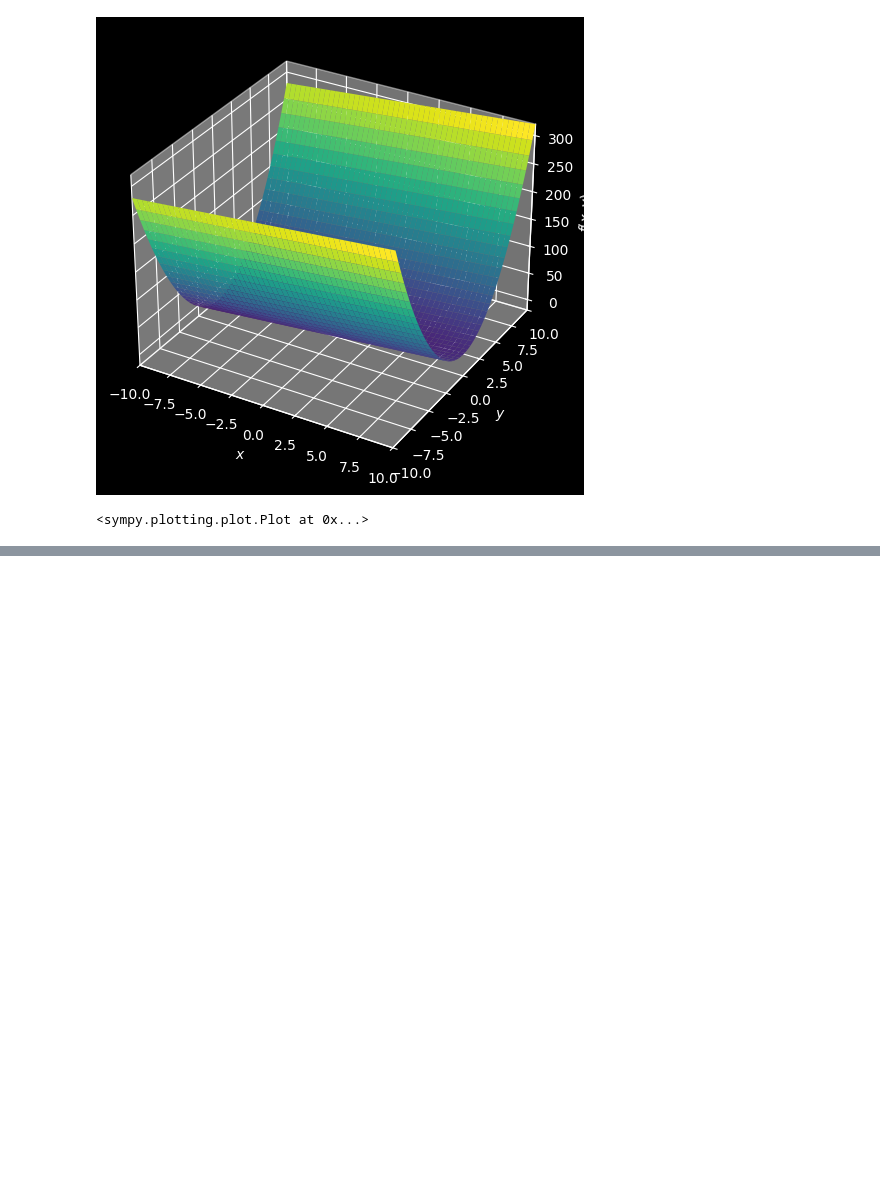
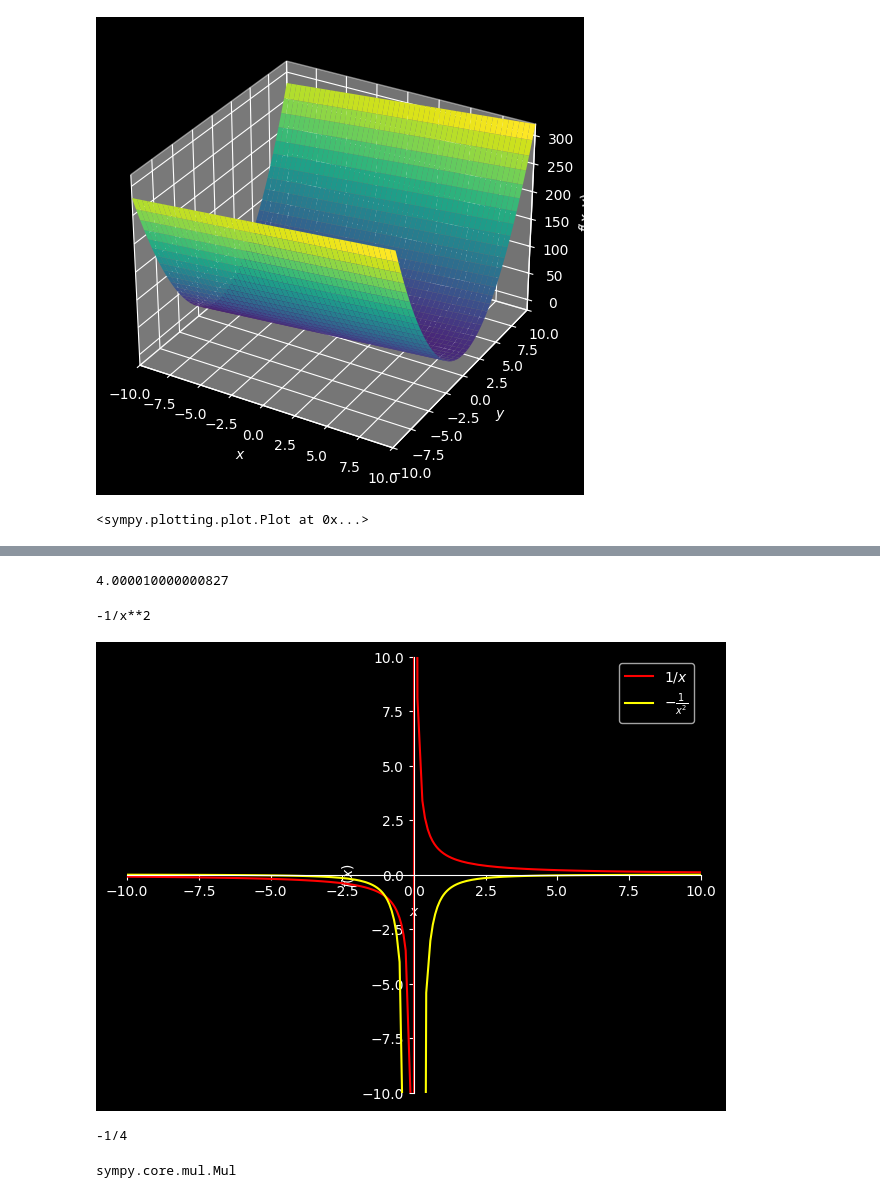
Before and after one commit to francoisbonnard/Math, a Jupyter notebook: datascience/sympyTest.ipynb, the cells around one changed output, grey strips where cells are left out. Saved outputs shown, nothing was run; the diff lists cells and outputs as text; code cells hidden in the pictures; blank space fills up the shorter version.

```diff
--- a/datascience/sympyTest.ipynb
+++ b/datascience/sympyTest.ipynb
@@ -38,0 +158,30 @@ plot3d(g)
+# %%
+slope_at_2 = derivative_x(my_function, 2, .00001)
+print(slope_at_2)
+# %% [output]
+4.000010000000827
+# %%
+x =symbols("x")
+f=1/x
+dx_f=diff(f)
+print(dx_f)
+p=plot(f,dx_f,show=False)
+p.ylim = (-10, 10)  # Limite verticale
+p.xlim = (-10, 10)
+p[0].line_color = 'red'
+p[1].line_color = 'yellow'
+# p[0].label = '1/x'
+p.legend = True
+p.show()
+# %% [output]
+-1/x**2
+[figure, added]
+# %%
+# Calculate the slope at x = 2
+print(dx_f.subs(x,2)) # prints 4
+# %% [output]
+-1/4
+# %%
+type(dx_f)
+# %% [output]
+sympy.core.mul.Mul
```
Also changed, not shown: parts of 30 cells of this notebook.
